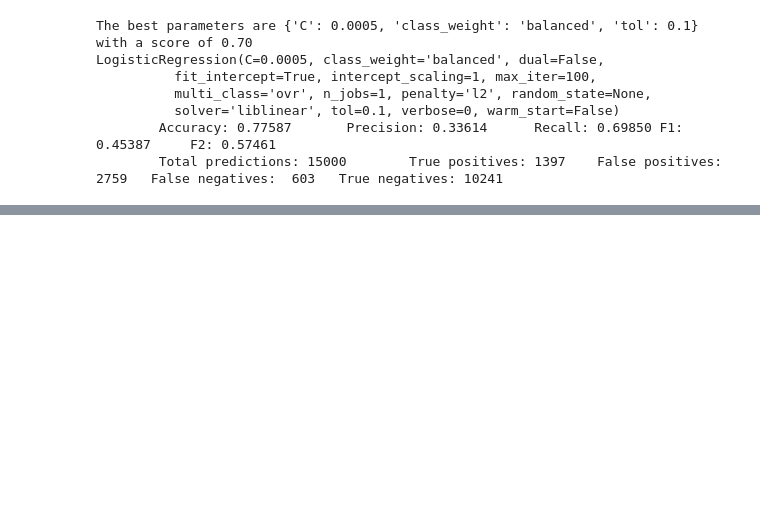
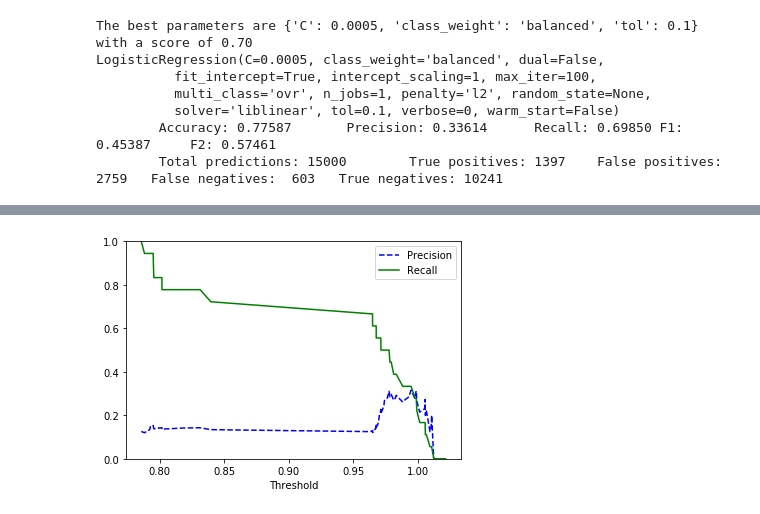
Before and after one commit to igabba/ud120-projects, a Jupyter notebook: final_project/working_with_data.ipynb, the cells around one changed output, grey strips where cells are left out. Saved outputs shown, nothing was run; the diff lists cells and outputs as text; code cells hidden in the pictures; blank space fills up the shorter version.

Commit message:
recall of 1 but log precision

```diff
--- a/final_project/working_with_data.ipynb
+++ b/final_project/working_with_data.ipynb
@@ -282,7 +282,7 @@ class CombinedAttributeAdder(BaseEstimator, TransformerMixin):
 
     def transform(self, X, y=None):
         if self.add_related_messages:
-            poi_related_messages = X[:, from_poi_idx] + X[:, to_poi_idx]
+            poi_related_messages = X[:, from_poi_idx] + X[:, to_poi_idx] + X[:, shared_poi_idx]
             return np.c_[X, poi_related_messages]
         else:
             return X  # np.c_[X, poi_related_messages]
@@ -553,0 +617,12 @@ AdaBoostClassifier(algorithm='SAMME.R', base_estimator=None,
+# %%
+from sklearn.pipeline import Pipeline
+from sklearn.preprocessing import StandardScaler
+
+attributes = list(df_full)
+
+full_pipeline = Pipeline([
+    ('selector', DataFrameSelector(attributes)),
+    ('imputer', Imputer(strategy="median")),
+    ('attribs_adder', CombinedAttributeAdder(add_related_messages=True)),
+    ('std_scaler', StandardScaler())
+])
@@ -553,0 +711,19 @@ AdaBoostClassifier(algorithm='SAMME.R', base_estimator=None,
+# %%
+from sklearn.metrics import precision_recall_curve
+from sklearn.model_selection import cross_val_predict
+
+y_scores = cross_val_predict(grid.best_estimator_, features, labels, cv=3, method='decision_function')
+
+precisions, recalls, thresholds = precision_recall_curve(labels, y_scores)
+# %%
+def plot_precision_recall_vs_threshold(precisions, recalls, thresholds):
+    plt.plot(thresholds, precisions[:-1], "b--", label="Precision")
+    plt.plot(thresholds, recalls[:-1], "g-", label="Recall")
+    plt.xlabel("Threshold")
+    plt.legend(loc="upper right")
+    plt.ylim([0,1])
+
+plot_precision_recall_vs_threshold(precisions, recalls, thresholds)
+plt.show()
+# %% [output]
+[figure, added]
```
Also changed, not shown: parts of 30 cells of this notebook.
